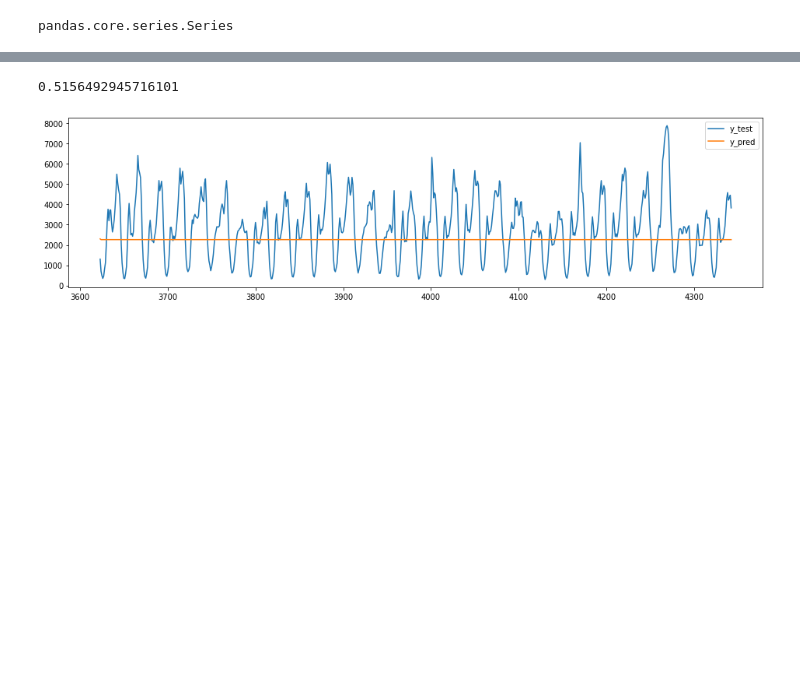
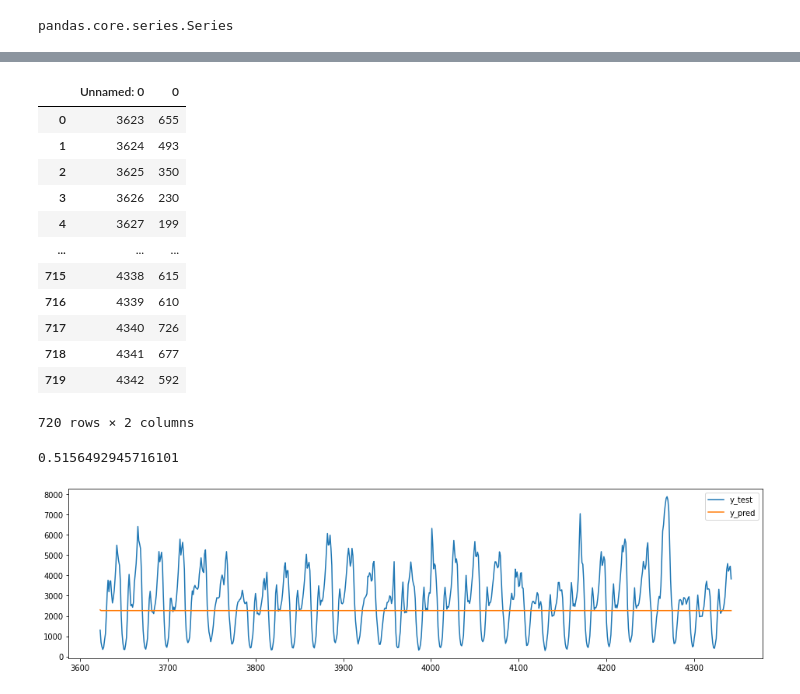
Before and after one commit to Sylvainj1/uber-times-series, a Jupyter notebook: models/naive_forecaster.ipynb, the cells around one changed output, grey strips where cells are left out. Drawn from its saved outputs; the diff is of its cells as text; code cells hidden in the pictures; blank space fills up the shorter version.

```diff
--- a/models/naive_forecaster.ipynb
+++ b/models/naive_forecaster.ipynb
@@ -78,3 +118,21 @@ smape_loss(y_last,y_test)
+# %%
+a = pd.read_csv('pred_naive_queens.csv')
+#a = np.array(a['0'])
+a
+# %% [output]
+|  | Unnamed: 0 | 0 |
+| 0 | 3623 | 655 |
+| 1 | 3624 | 493 |
+| 2 | 3625 | 350 |
+| 3 | 3626 | 230 |
+| 4 | 3627 | 199 |
+| ... | ... | ... |
+| 715 | 4338 | 615 |
+| 716 | 4339 | 610 |
+| 717 | 4340 | 726 |
+| 718 | 4341 | 677 |
+| 719 | 4342 | 592 |
+720 rows × 2 columns
 # %%
 import pickle
 
```
Also changed, not shown: parts of 7 cells of this notebook, 28 other files.
